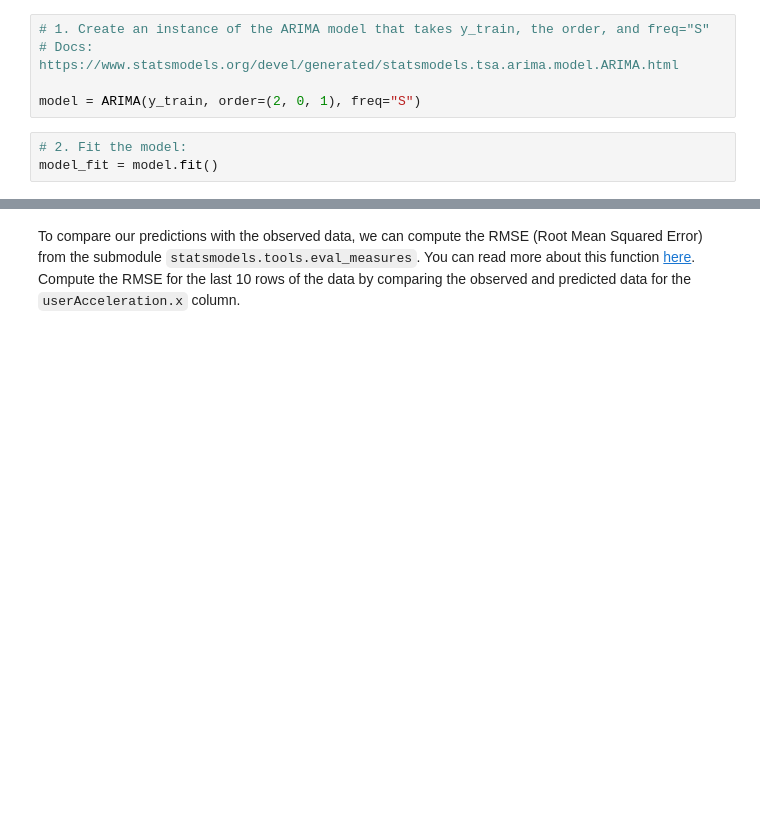
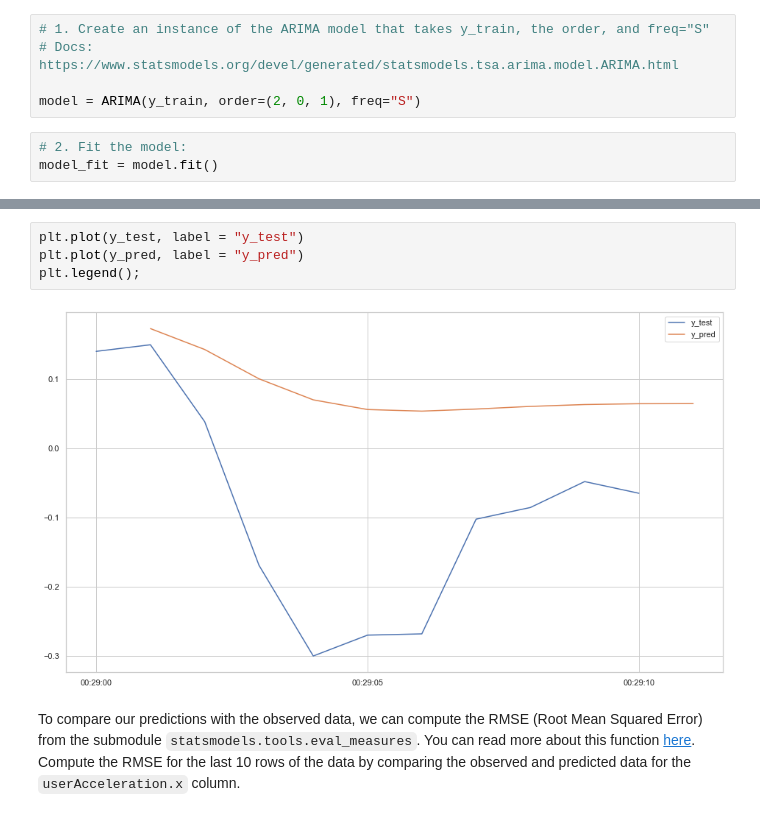
Before and after one commit to Ironhack-Data-BCN-July-2022/lab-time-series, a Jupyter notebook: your-code/main.ipynb, the cells around one changed output, grey strips where cells are left out. Drawn from its saved outputs; the diff is of its cells as text; blank space fills up the shorter version.

```diff
--- a/your-code/main.ipynb
+++ b/your-code/main.ipynb
@@ -235,3 +248,9 @@ plt.legend()
+# %%
+plt.plot(y_test, label = "y_test")
+plt.plot(y_pred, label = "y_pred")
+plt.legend();
+# %% [output]
+[figure, added]
 # %% [markdown]
 To compare our predictions with the observed data, we can compute the RMSE (Root Mean Squared Error) from the submodule `statsmodels.tools.eval_measures`. You can read more about this function [here](https://www.statsmodels.org/dev/generated/statsmodels.tools.eval_measures.rmse.html). Compute the RMSE for the last 10 rows of the data by comparing the observed and predicted data for the `userAcceleration.x` column.
 # %%
```
Also changed, not shown: parts of 4 cells of this notebook.
